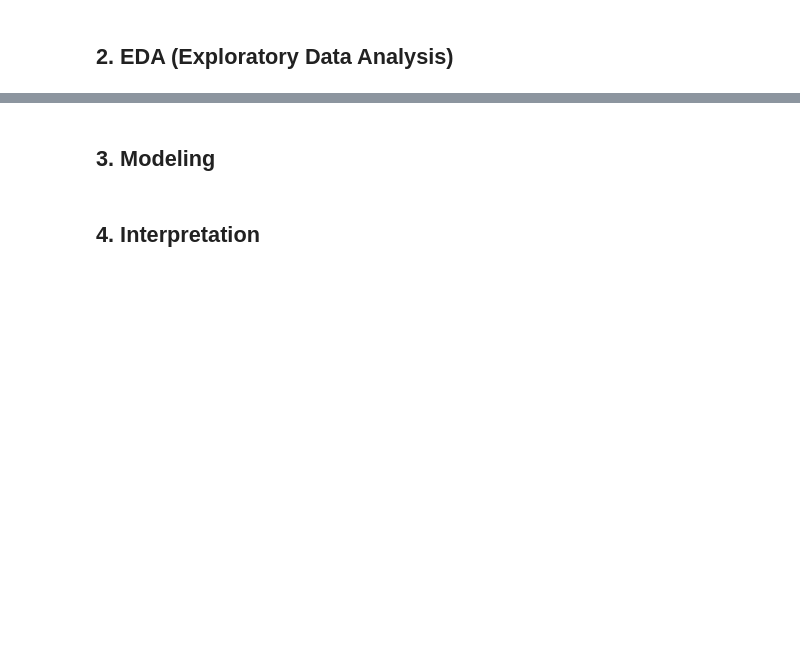
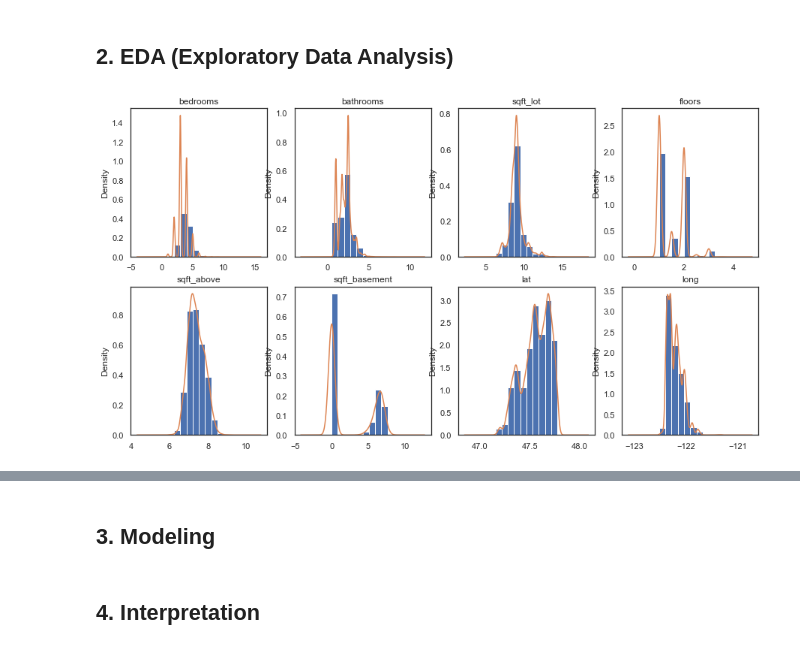
Before and after one commit to bartomolina/dsmod1project, a Jupyter notebook: student.ipynb, the cells around one changed output, grey strips where cells are left out. Saved outputs shown, nothing was run; the diff lists cells and outputs as text; code cells hidden in the pictures; blank space fills up the shorter version.

```diff
--- a/student.ipynb
+++ b/student.ipynb
@@ -425,6 +429,7 @@ Some columns present high positive skewness: `sqft_above`, `sqft_basement`, `sqf
 # %% [markdown]
 As discussed before, the following columns will be converted into categories, so we'll transform them into strings:
 # %%
-df2 = df.copy()
+# convert into categorical
+df_cat = df.copy()
 for column in ['waterfront', 'condition', 'grade', 'yr_renovated', 'yr_built', 'zipcode']:
-    df2[column] = df2[column].astype('str')
+    df_cat[column] = df_cat[column].astype('str')
@@ -441,2 +436,20 @@ Name: condition, dtype: object
+# %%
+# create dummy variables
+df_cat = pd.get_dummies(df_cat)
 # %% [markdown]
 ## 2. EDA (Exploratory Data Analysis)
+# %%
+fig, axes = plt.subplots(nrows=2, ncols=4, figsize=(15,8))
+
+for column in df_cat.iloc[:, 1:9].columns:
+    i = df_cat.iloc[:, 0:9].columns.get_loc(column) - 1
+    row = i//4
+    col = i%4
+    ax = axes[row, col]
+    ax.hist(df_cat[column], density=True)
+    df_cat[column].plot.kde(ax=ax)
+    ax.set_title(column)
+
+plt.show()
+# %% [output]
+[figure, added]
```
Also changed, not shown: parts of 16 cells of this notebook.
